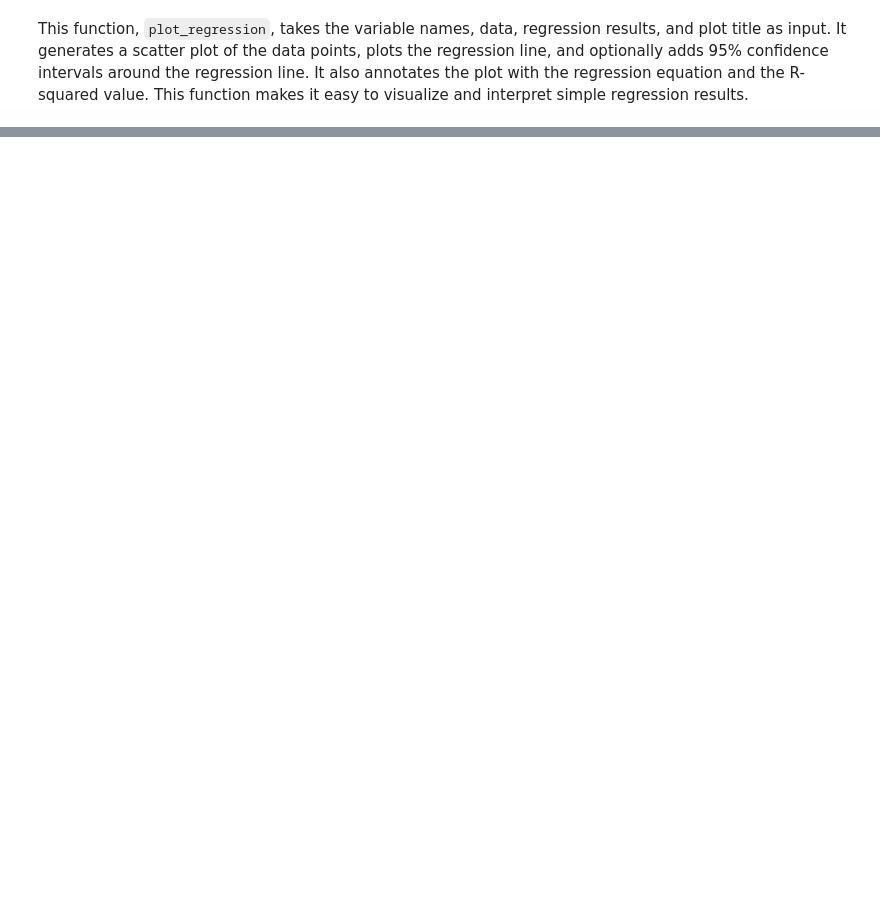
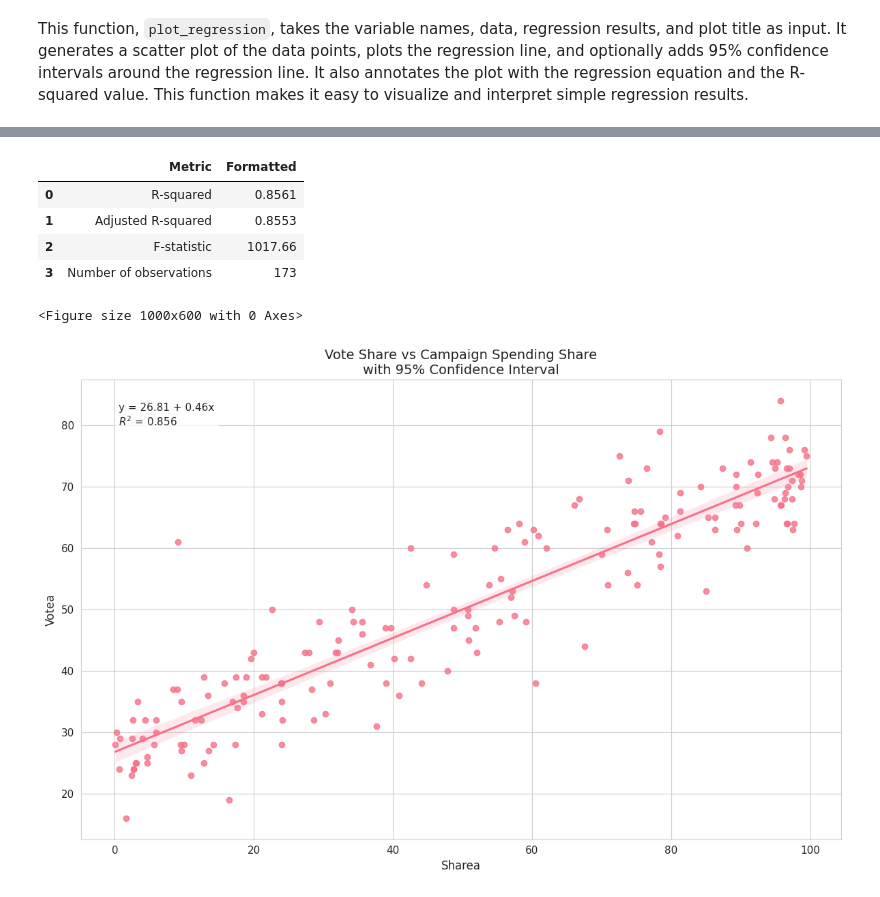
Before and after one commit to jhu-aap-econ/merino, a Jupyter notebook: notebooks/Ch2. The Simple Regression Model.ipynb, the cells around one changed output, grey strips where cells are left out. Saved outputs shown, nothing was run; the diff lists cells and outputs as text; code cells hidden in the pictures; blank space fills up the shorter version.

```diff
--- a/notebooks/Ch2. The Simple Regression Model.ipynb
+++ b/notebooks/Ch2. The Simple Regression Model.ipynb
@@ -1393,0 +624,62 @@ This concludes our exploration of the Simple Regression Model. We have covered t
+# %%
+# Load and analyze voting data - Re-run regression for vote1 dataset
+vote1 = wool.data("vote1")  # Load data
+
+# Fit regression model
+reg = smf.ols(formula="voteA ~ shareA", data=vote1)  # Define model
+results = reg.fit()  # Fit model
+
+# Create a clean summary table - Extract key statistics from results object
+summary_stats = pd.DataFrame(  # Create a DataFrame for summary statistics
+    {
+        "Coefficient": results.params,  # Estimated coefficients
+        "Std. Error": results.bse,  # Standard errors of coefficients
+        "t-value": results.tvalues,  # t-statistics for coefficients
+        "p-value": results.pvalues,  # p-values for coefficients
+    },
+)
+
+# Display regression summary
+summary_metrics = pd.DataFrame(
+    {
+        "Metric": [
+            "R-squared",
+            "Adjusted R-squared",
+            "F-statistic",
+            "Number of observations",
+        ],
+        "Value": [
+            results.rsquared,
+            results.rsquared_adj,
+            results.fvalue,
+            int(results.nobs),
+        ],
+        "Formatted": [
+            f"{results.rsquared:.4f}",
+            f"{results.rsquared_adj:.4f}",
+            f"{results.fvalue:.2f}",
+            f"{int(results.nobs)}",
+        ],
+    },
+)
+display(summary_metrics[["Metric", "Formatted"]])
+
+summary_stats.round(4)  # Display summary statistics table, rounded to 4 decimal places
+
+# Create enhanced visualization - Regression plot with confidence interval
+plt.figure(figsize=(10, 6))
+plot_regression(
+    "shareA",
+    "voteA",
+    vote1,
+    results,
+    "Vote Share vs Campaign Spending Share\nwith 95% Confidence Interval",  # Title with CI mention
+)
+# %% [output]
+|  | Metric | Formatted |
+| 0 | R-squared | 0.8561 |
+| 1 | Adjusted R-squared | 0.8553 |
+| 2 | F-statistic | 1017.66 |
+| 3 | Number of observations | 173 |
+<Figure size 1000x600 with 0 Axes>
+[figure, added]
```
Also changed, not shown: parts of 78 cells of this notebook, 27 other files.
